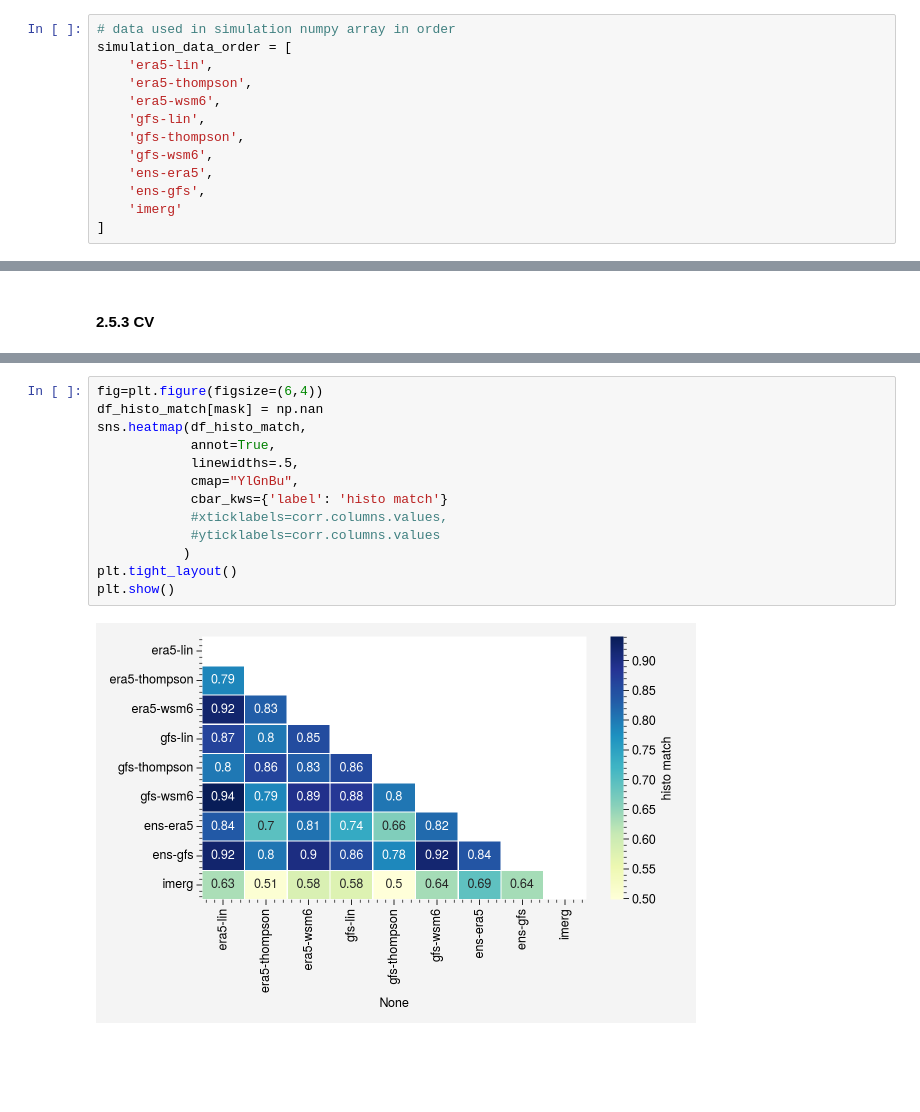
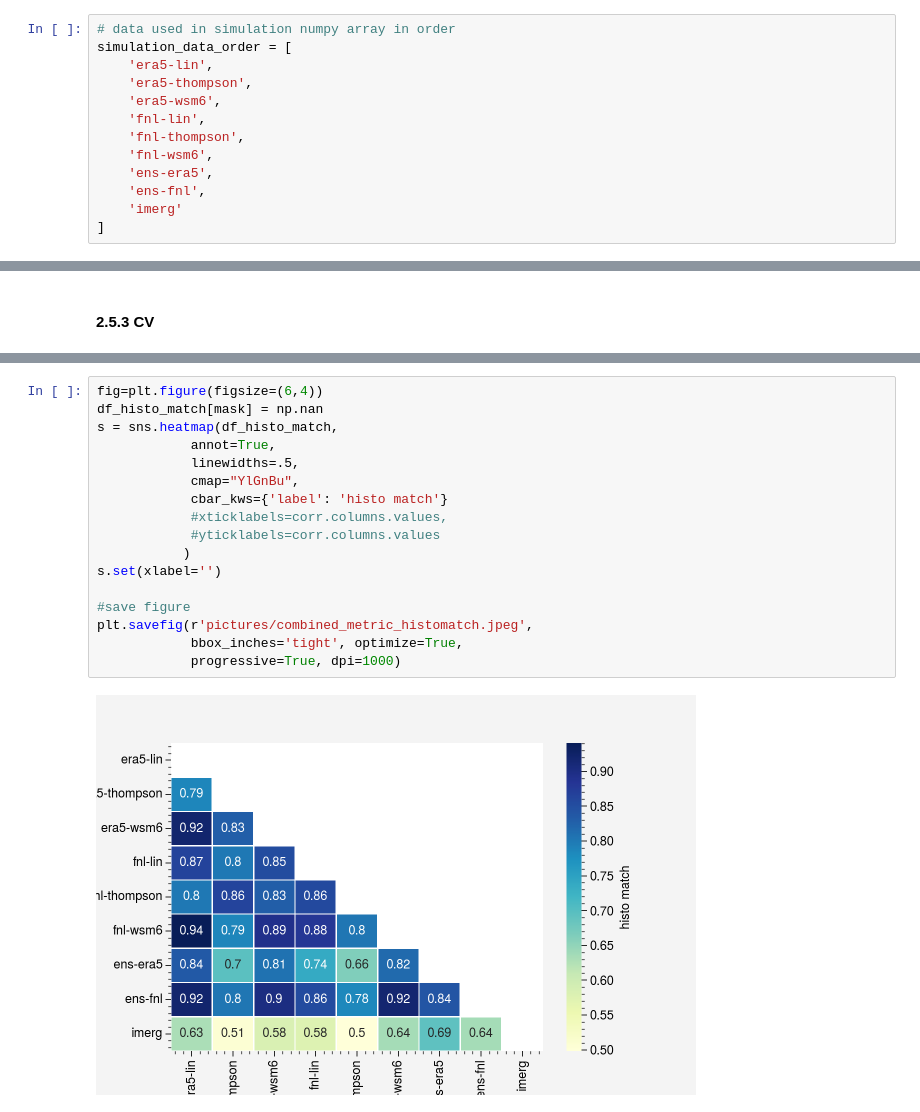
Before and after one commit to donmezkutay/Urban-Precipitation-Article-Istanbul, a Jupyter notebook: combined_verification_metrics.ipynb, the cells around one changed output, grey strips where cells are left out. Cells and saved outputs as stored; diff of their text form; blank space fills up the shorter version.

```diff
--- a/combined_verification_metrics.ipynb
+++ b/combined_verification_metrics.ipynb
@@ -358,11 +358,11 @@ simulation_data_order = [
     'era5-lin',
     'era5-thompson',
     'era5-wsm6',
-    'gfs-lin',
-    'gfs-thompson',
-    'gfs-wsm6',
+    'fnl-lin',
+    'fnl-thompson',
+    'fnl-wsm6',
     'ens-era5',
-    'ens-gfs',
+    'ens-fnl',
     'imerg'
 ]
 # %%
@@ -479,15 +491,19 @@ plt.show()
 # %%
 fig=plt.figure(figsize=(6,4))
 df_histo_match[mask] = np.nan
-sns.heatmap(df_histo_match,
+s = sns.heatmap(df_histo_match,
             annot=True,
             linewidths=.5,
             cmap="YlGnBu",
             cbar_kws={'label': 'histo match'}
             #xticklabels=corr.columns.values,
             #yticklabels=corr.columns.values
            )
-plt.tight_layout()
-plt.show()
+s.set(xlabel='')
+
+#save figure
+plt.savefig(r'pictures/combined_metric_histomatch.jpeg',
+            bbox_inches='tight', optimize=True,
+            progressive=True, dpi=1000)
 # %% [output]
-[figure, old version]
+[figure, new version]
```
Also changed, not shown: parts of 5 cells of this notebook, 14 other files.
